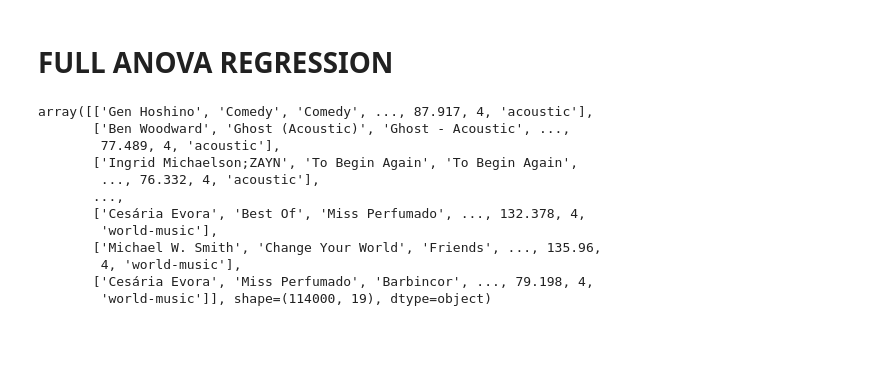
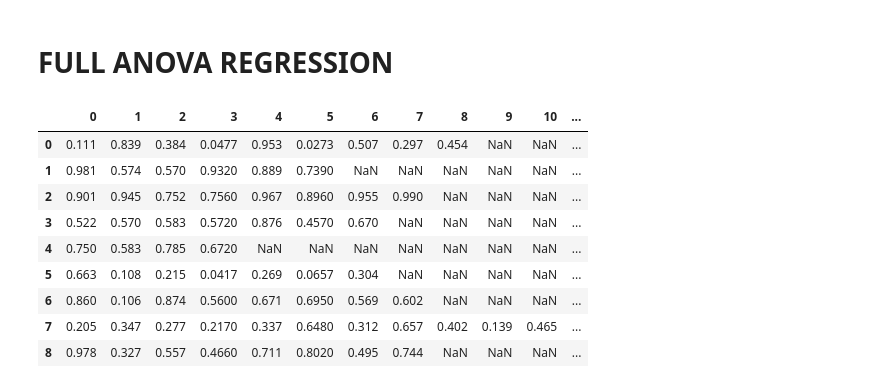
Before and after one commit to EnzoCentrale/Personal-Project, a Jupyter notebook: Project.ipynb, the cells around one changed output. Drawn from its saved outputs; the diff is of its cells as text; code cells hidden in the pictures; blank space fills up the shorter version.

```diff
--- a/Project.ipynb
+++ b/Project.ipynb
@@ -345,20 +345,18 @@ the d statistic is 8.364384205437633 with p-value 1.5141834621847483e-07
 # %% [markdown]
 # FULL ANOVA REGRESSION
 # %%
-y= [g["energy"].to_numpy()for _, g in spotify_Anova.groupby("track_genre")]
-y = df.to_numpy()
+y = [list(g["energy"])  for _, g in spotify_Anova.groupby("track_genre")]
+y = pd.DataFrame(y)
 y
 # %% [output]
-array([['Gen Hoshino', 'Comedy', 'Comedy', ..., 87.917, 4, 'acoustic'],
-       ['Ben Woodward', 'Ghost (Acoustic)', 'Ghost - Acoustic', ...,
-        77.489, 4, 'acoustic'],
-       ['Ingrid Michaelson;ZAYN', 'To Begin Again', 'To Begin Again',
-        ..., 76.332, 4, 'acoustic'],
-       ...,
-       ['Cesária Evora', 'Best Of', 'Miss Perfumado', ..., 132.378, 4,
-        'world-music'],
-       ['Michael W. Smith', 'Change Your World', 'Friends', ..., 135.96,
-        4, 'world-music'],
-       ['Cesária Evora', 'Miss Perfumado', 'Barbincor', ..., 79.198, 4,
-        'world-music']], shape=(114000, 19), dtype=object)
+|  | 0 | 1 | 2 | 3 | 4 | 5 | 6 | 7 | 8 | 9 | 10 | ... |
+| 0 | 0.111 | 0.839 | 0.384 | 0.0477 | 0.953 | 0.0273 | 0.507 | 0.297 | 0.454 | NaN | NaN | ... |
+| 1 | 0.981 | 0.574 | 0.570 | 0.9320 | 0.889 | 0.7390 | NaN | NaN | NaN | NaN | NaN | ... |
+| 2 | 0.901 | 0.945 | 0.752 | 0.7560 | 0.967 | 0.8960 | 0.955 | 0.990 | NaN | NaN | NaN | ... |
+| 3 | 0.522 | 0.570 | 0.583 | 0.5720 | 0.876 | 0.4570 | 0.670 | NaN | NaN | NaN | NaN | ... |
+| 4 | 0.750 | 0.583 | 0.785 | 0.6720 | NaN | NaN | NaN | NaN | NaN | NaN | NaN | ... |
+| 5 | 0.663 | 0.108 | 0.215 | 0.0417 | 0.269 | 0.0657 | 0.304 | NaN | NaN | NaN | NaN | ... |
+| 6 | 0.860 | 0.106 | 0.874 | 0.5600 | 0.671 | 0.6950 | 0.569 | 0.602 | NaN | NaN | NaN | ... |
+| 7 | 0.205 | 0.347 | 0.277 | 0.2170 | 0.337 | 0.6480 | 0.312 | 0.657 | 0.402 | 0.139 | 0.465 | ... |
+| 8 | 0.978 | 0.327 | 0.557 | 0.4660 | 0.711 | 0.8020 | 0.495 | 0.744 | NaN | NaN | NaN | ... |
 # %%
```
Also changed, not shown: parts of 3 cells of this notebook.
